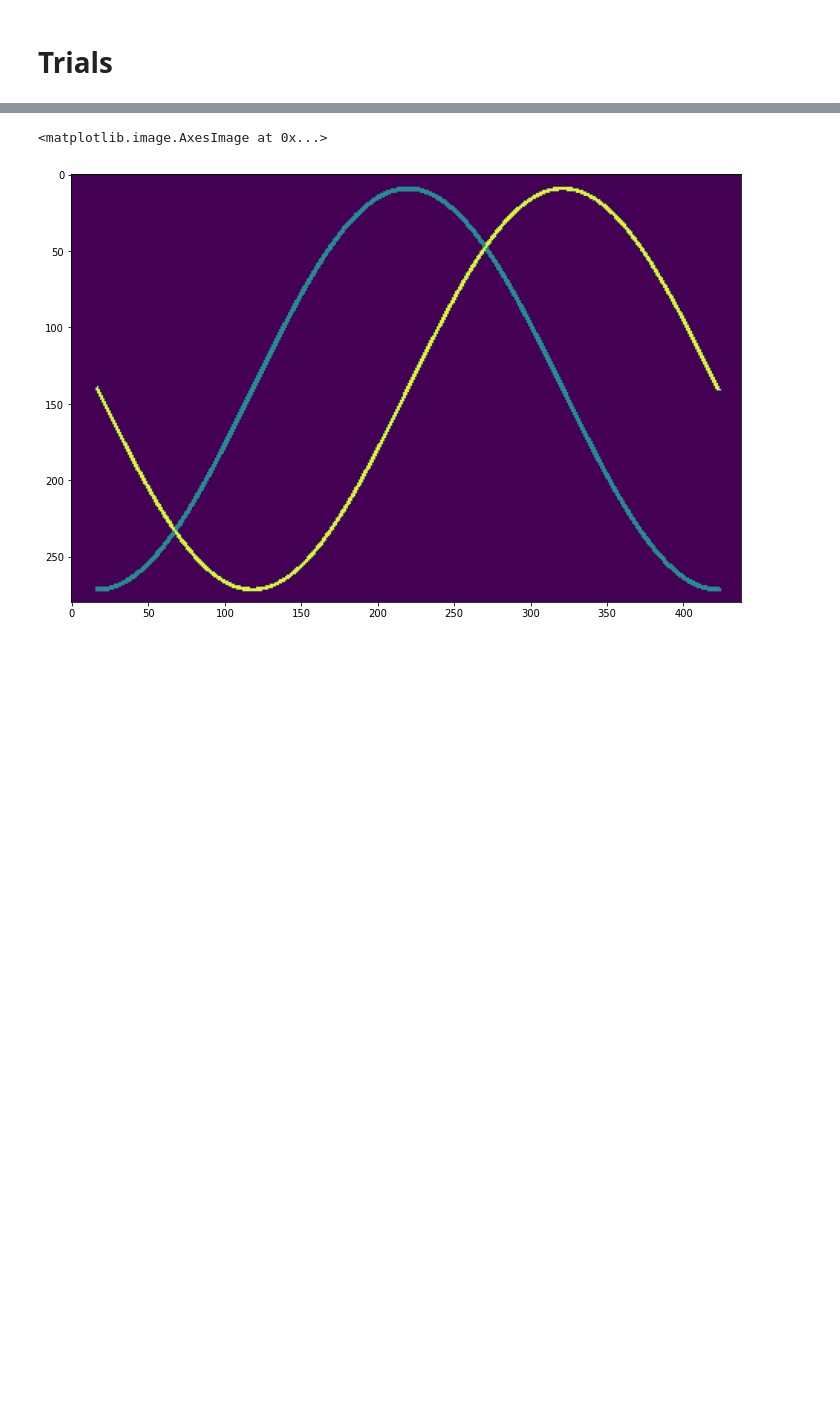
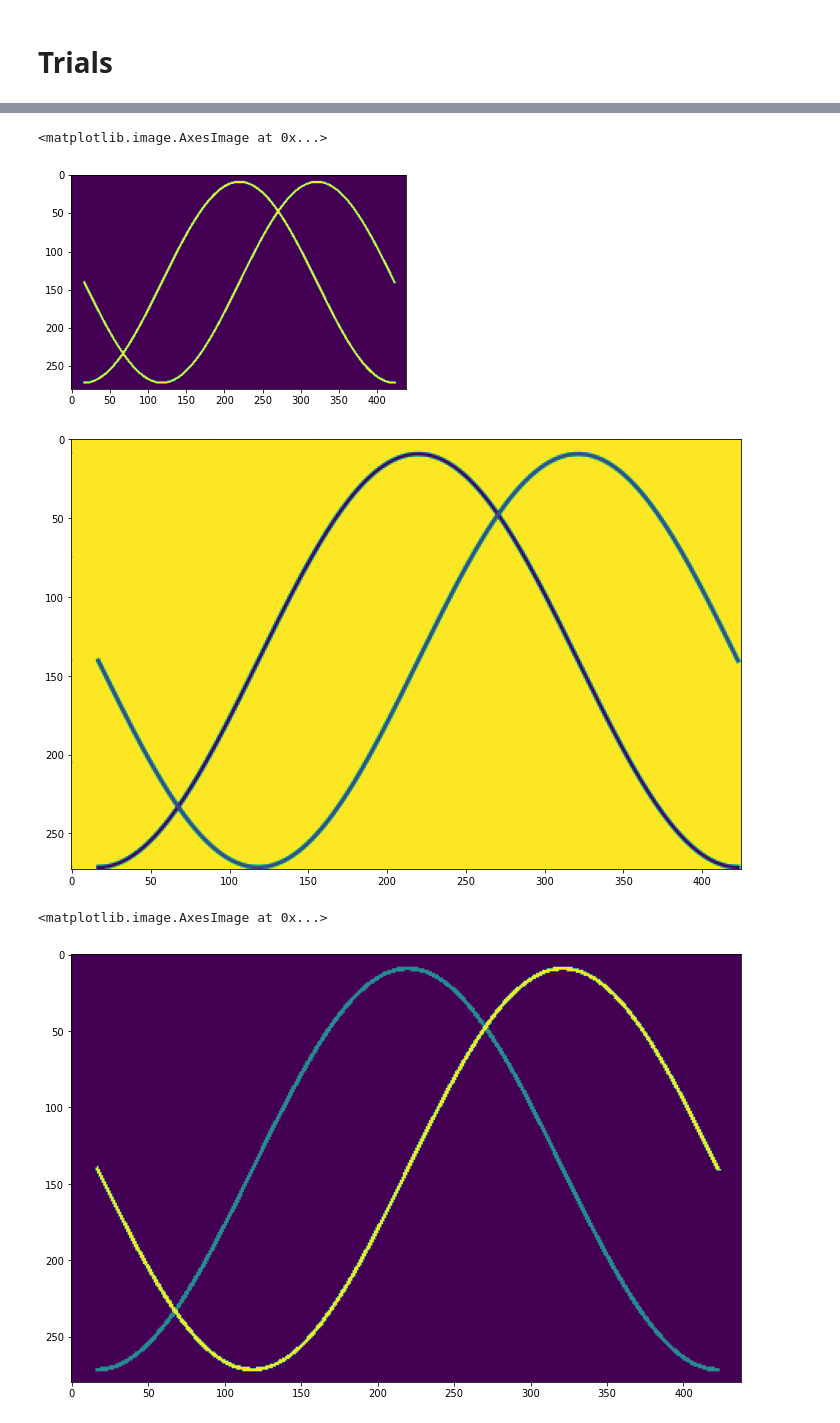
Before and after one commit to SsayanJ/graph-reader, a Jupyter notebook: sandbox.ipynb, the cells around one changed output, grey strips where cells are left out. Saved outputs shown, nothing was run; the diff lists cells and outputs as text; code cells hidden in the pictures; blank space fills up the shorter version.

```diff
--- a/sandbox.ipynb
+++ b/sandbox.ipynb
@@ -62,3 +108,20 @@ result = graph_reader.compute_kmeans(roi, nb_clusters=3)
+# %%
+grey_roi = cv2.cvtColor(roi, cv2.COLOR_BGR2GRAY)
+_, bandw = cv2.threshold(grey_roi, 200,255,cv2.THRESH_BINARY)
+# bandw = grey_roi
+binary_roi = cv2.bitwise_not(bandw)
+plt.imshow(binary_roi)
+x_lower, y_lower, width, height = cv2.boundingRect(binary_roi)
+x_upper = x_lower + width
+y_upper = y_lower + height
+
+grey_box = grey_roi[y_lower:y_upper, x_lower:x_upper]
+plt.figure(figsize=(12, 9))
+plt.imshow(grey_box)
+# %% [output]
+<matplotlib.image.AxesImage at 0x...>
+[figure, added]
+[figure, added]
 # %%
 from matplotlib.colors import ListedColormap
 
```
Also changed, not shown: parts of 19 cells of this notebook, 2 other files.
